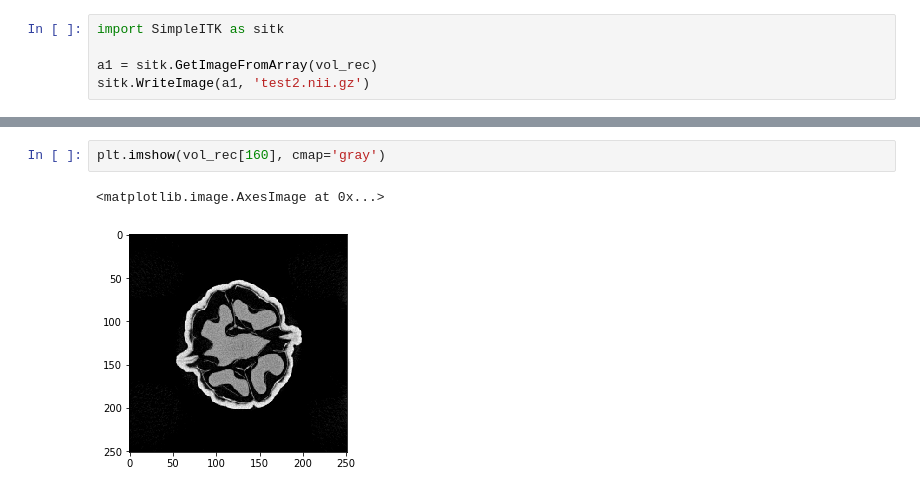
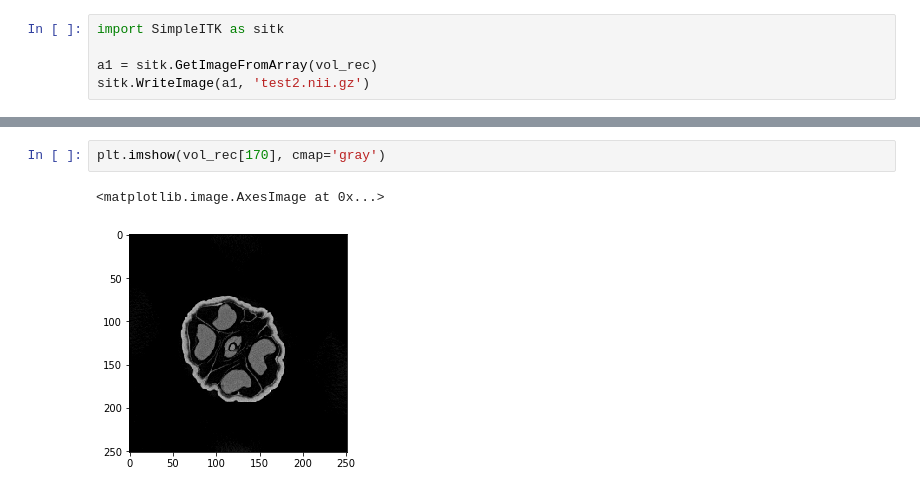
Before and after one commit to PranjalSahu/WalnutReconstructionCodes, a Jupyter notebook: test1.ipynb, the cells around one changed output, grey strips where cells are left out. Saved outputs shown, nothing was run; the diff lists cells and outputs as text.

```diff
--- a/test1.ipynb
+++ b/test1.ipynb
@@ -425,5 +455,5 @@ sitk.WriteImage(a1, 'test2.nii.gz')
 # %%
-plt.imshow(vol_rec[160], cmap='gray')
+plt.imshow(vol_rec[170], cmap='gray')
 # %% [output]
 <matplotlib.image.AxesImage at 0x...>
-[figure, old version]
+[figure, new version]
```
Also changed, not shown: parts of 12 cells of this notebook, 1 other file.
